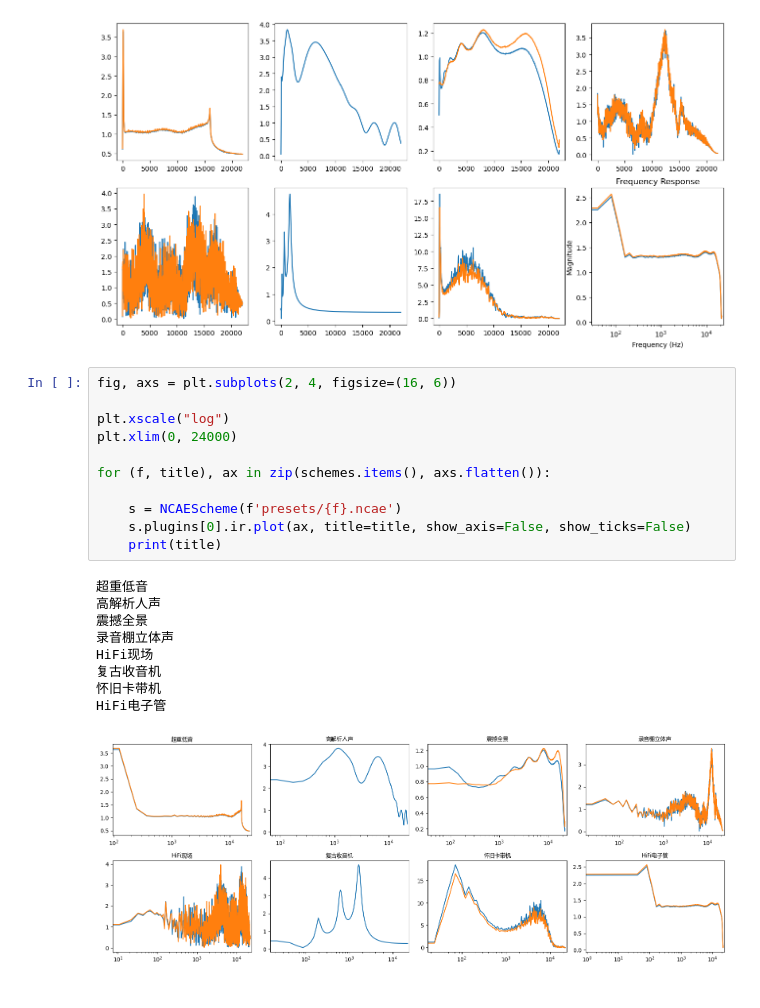
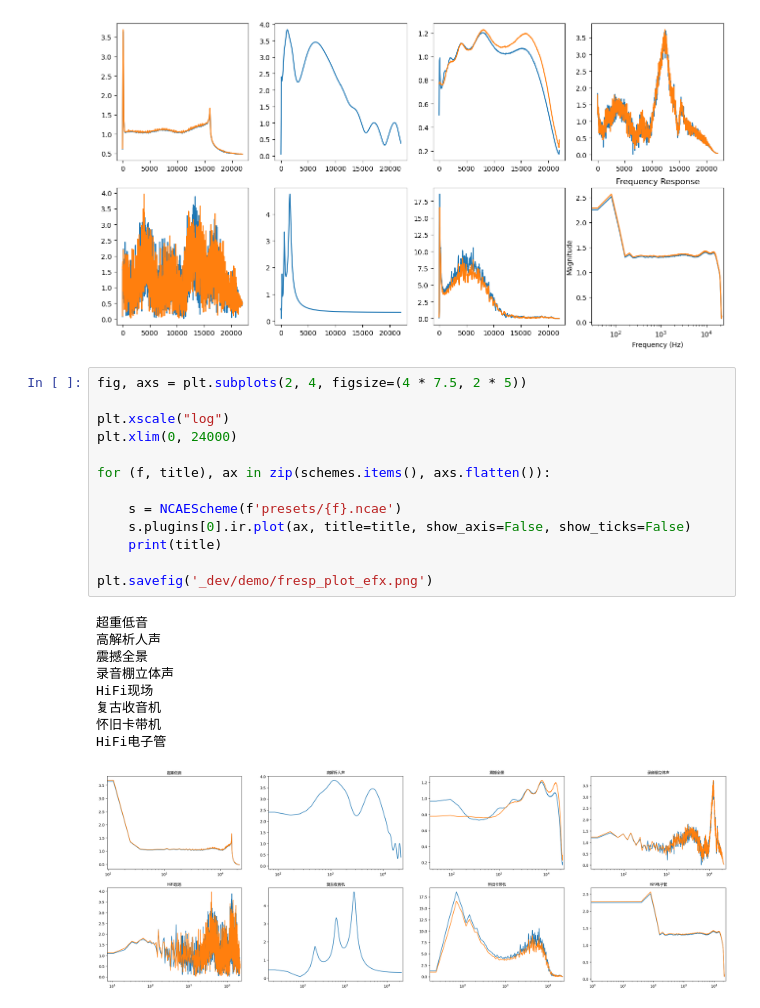
Before and after one commit to AllenHeartcore/audioeffect-ncm, a Jupyter notebook: _dev/_dsp.ipynb, the cells around one changed output. Drawn from its saved outputs; the diff is of its cells as text.

Commit message:
[Docs] Export IR plot for effects; present in README

```diff
--- a/_dev/_dsp.ipynb
+++ b/_dev/_dsp.ipynb
@@ -119,23 +119,25 @@ plt.title("Frequency Response")
 Text(0.5, 1.0, 'Frequency Response')
 [figure]
 # %%
-fig, axs = plt.subplots(2, 4, figsize=(16, 6))
+fig, axs = plt.subplots(2, 4, figsize=(4 * 7.5, 2 * 5))
 
 plt.xscale("log")
 plt.xlim(0, 24000)
 
 for (f, title), ax in zip(schemes.items(), axs.flatten()):
 
     s = NCAEScheme(f'presets/{f}.ncae')
     s.plugins[0].ir.plot(ax, title=title, show_axis=False, show_ticks=False)
     print(title)
+
+plt.savefig('_dev/demo/fresp_plot_efx.png')
 # %% [output]
 超重低音
 高解析人声
 震撼全景
 录音棚立体声
 HiFi现场
 复古收音机
 怀旧卡带机
 HiFi电子管
-[figure, old version]
+[figure, new version]
```
Also changed, not shown: 3 other files.
